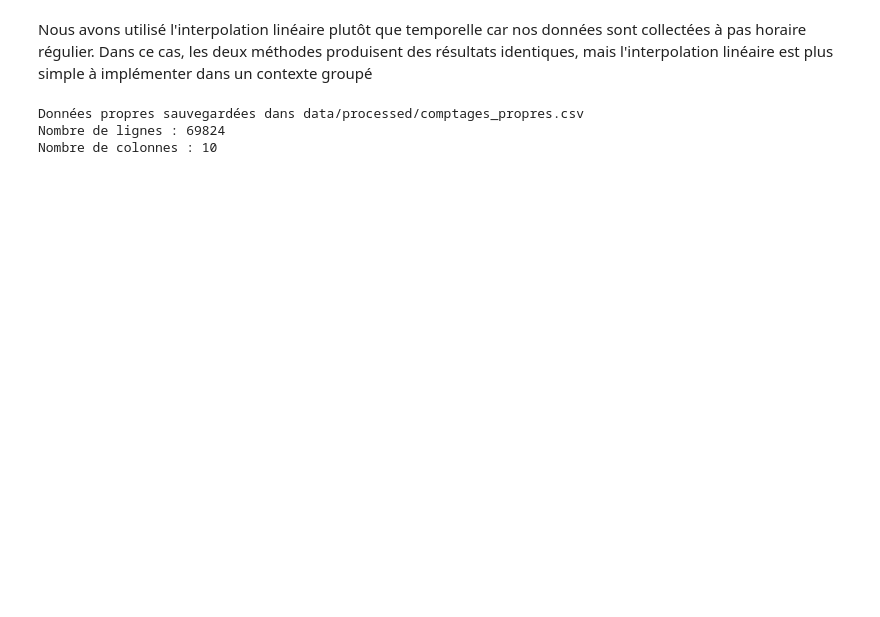
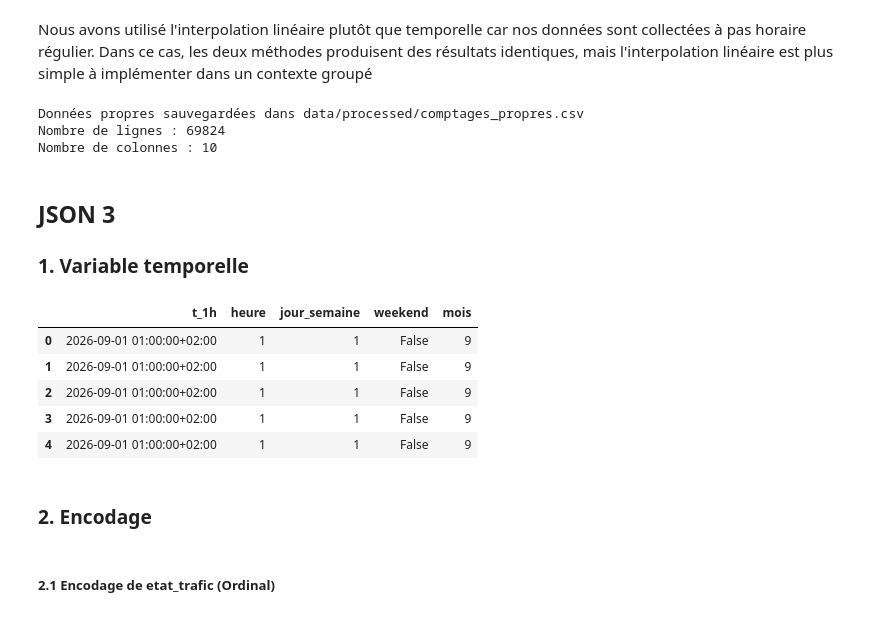
Before and after one commit to Fred-Youaleu/Projet_Trafic, a Jupyter notebook: Rendu 3.ipynb, the cells around one changed output. Saved outputs shown, nothing was run; the diff lists cells and outputs as text; code cells hidden in the pictures; blank space fills up the shorter version.

```diff
--- a/Rendu 3.ipynb
+++ b/Rendu 3.ipynb
@@ -473,3 +478,26 @@ print(f"Nombre de colonnes : {df.shape[1]}")
 Données propres sauvegardées dans data/processed/comptages_propres.csv
 Nombre de lignes : 69824
 Nombre de colonnes : 10
+# %% [markdown]
+## JSON 3
+### 1. Variable temporelle
+# %%
+# Extraction des variables temporelles à partir de t_1h (déjà en heure de Paris)
+df["heure"] = df["t_1h"].dt.hour
+df["jour_semaine"] = df["t_1h"].dt.dayofweek  # 0 = lundi, 6 = dimanche
+df["weekend"] = df["jour_semaine"] >= 5
+df["mois"] = df["t_1h"].dt.month
+
+# Vérification
+df[["t_1h", "heure", "jour_semaine", "weekend", "mois"]].head()
+# %% [output]
+|  | t_1h | heure | jour_semaine | weekend | mois |
+| 0 | 2026-09-01 01:00:00+02:00 | 1 | 1 | False | 9 |
+| 1 | 2026-09-01 01:00:00+02:00 | 1 | 1 | False | 9 |
+| 2 | 2026-09-01 01:00:00+02:00 | 1 | 1 | False | 9 |
+| 3 | 2026-09-01 01:00:00+02:00 | 1 | 1 | False | 9 |
+| 4 | 2026-09-01 01:00:00+02:00 | 1 | 1 | False | 9 |
+# %% [markdown]
+### 2. Encodage
+# %% [markdown]
+##### 2.1 Encodage de etat_trafic (Ordinal)
```
Also changed, not shown: parts of 22 cells of this notebook.
